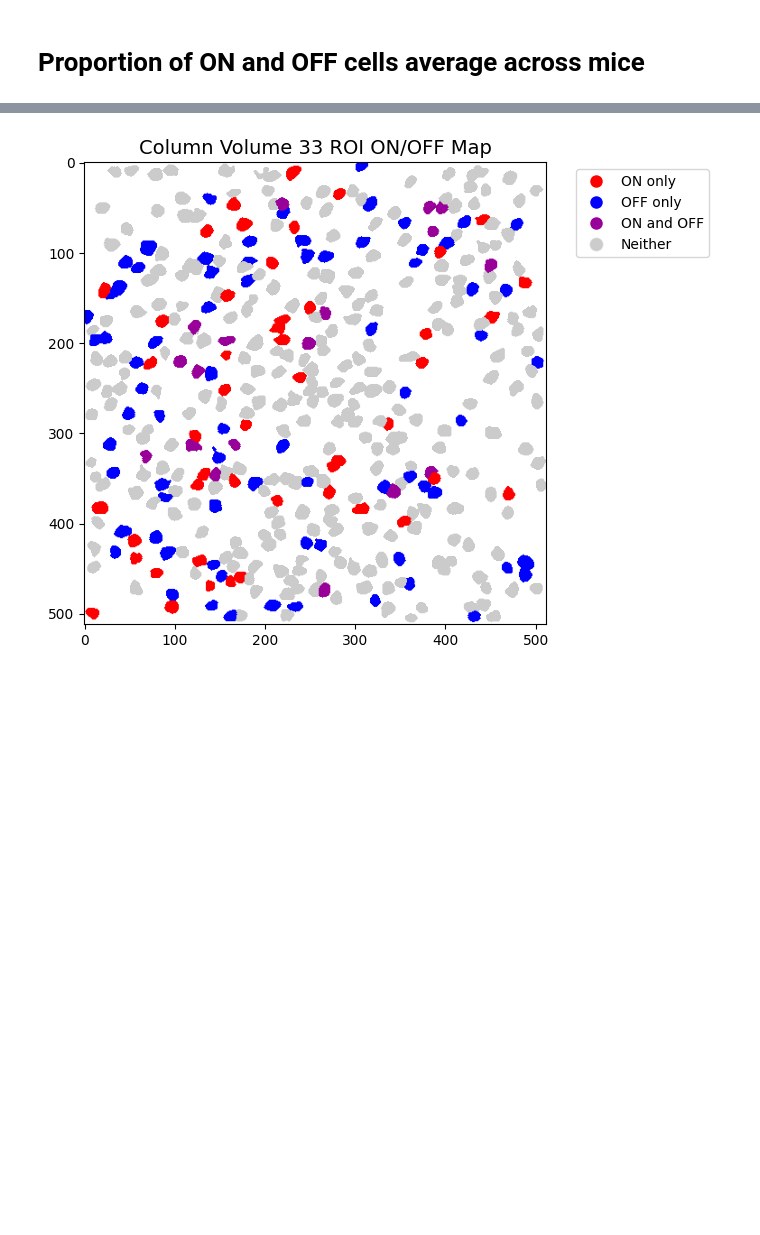
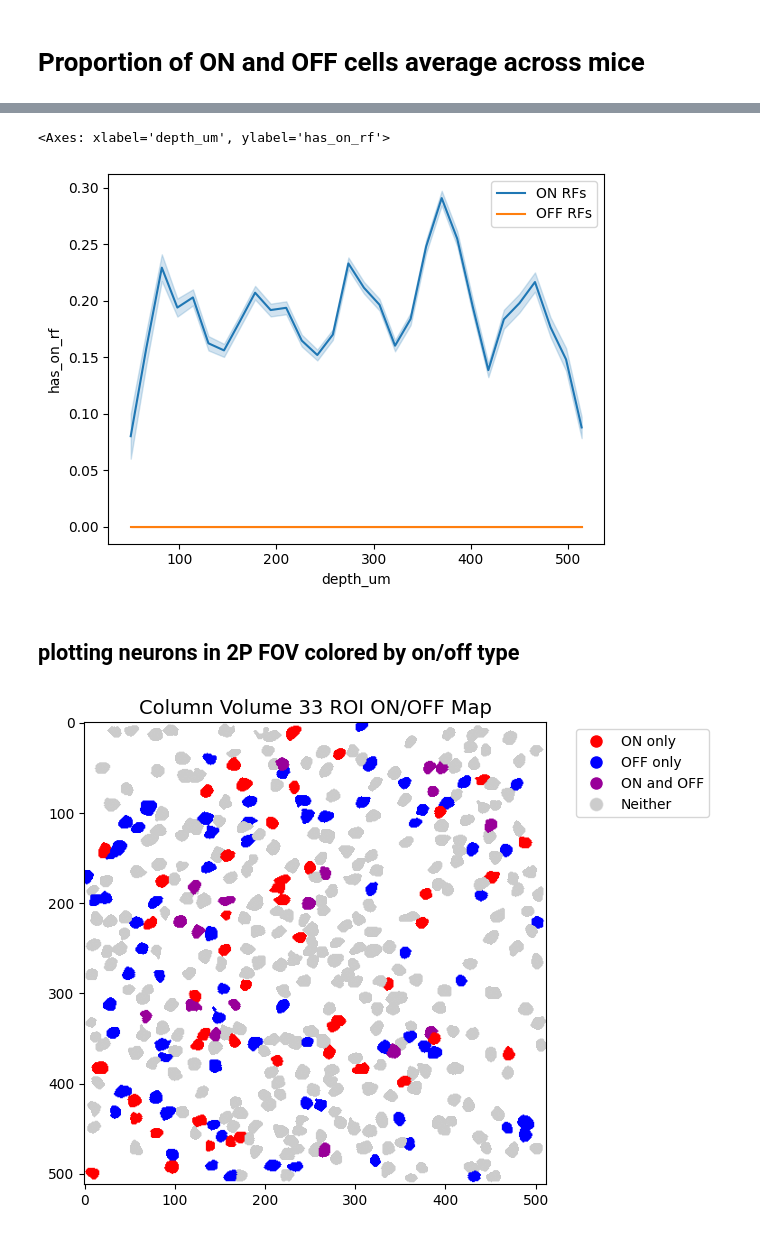
Before and after one commit to naomidonovan1/allen_v1dd, a Jupyter notebook: src/allen_v1dd/demo.ipynb, the cells around one changed output, grey strips where cells are left out. Saved outputs shown, nothing was run; the diff lists cells and outputs as text; code cells hidden in the pictures; blank space fills up the shorter version.

```diff
--- a/src/allen_v1dd/demo.ipynb
+++ b/src/allen_v1dd/demo.ipynb
@@ -792,3 +596,49 @@ np.unique(off_rois).shape[0] / num_valid_rois
+# %%
+## map column volume and plane to depth in microns
+
+depth_mapping = {
+    '1': [50, 66, 82, 98, 114, 130],
+    '2': [146, 162, 178, 194, 210, 226],
+    '3': [242, 258, 274, 290, 306, 322],
+    '4': [338, 354, 370, 386, 402, 418],
+    '5': [434, 450, 466, 482, 498, 514],
+}
+
+depths = []
+for col_vol_str, plane in zip(summary_df.col_vol_str.values, summary_df.plane.values):
+    col_vol_str = str(col_vol_str)
+    column = col_vol_str[0]
+    volume = col_vol_str[1]
+    depth = depth_mapping[volume][plane]
+    # print(f"Column {column}, Volume {volume}, Plane {plane}, Depth {depth} um")
+    depths.append(depth)
+
+summary_df['depth_um'] = depths
+# %%
+## plotting fraction of ROIs with ON and OFF RFs vs depth
+
+sns.lineplot(
+    data=summary_df,
+    x='depth_um',
+    y='has_on_rf',
+    label='ON RFs',
+    errorbar='se',
+    err_style='band'
+)
+
+sns.lineplot(
+    data=summary_df,
+    x='depth_um',
+    y='has_off_rf',
+    label='OFF RFs',
+    errorbar='se',
+    err_style='band'
+)
+# %% [output]
+<Axes: xlabel='depth_um', ylabel='has_on_rf'>
+[figure, added]
+# %% [markdown]
+## plotting neurons in 2P FOV colored by on/off type
 # %%
 on_rois, _, _, = np.where(lsn.receptive_fields[:, 0, :, :])
 off_rois, _, _ = np.where(lsn.receptive_fields[:, 1, :, :])
```
Also changed, not shown: parts of 54 cells of this notebook.
